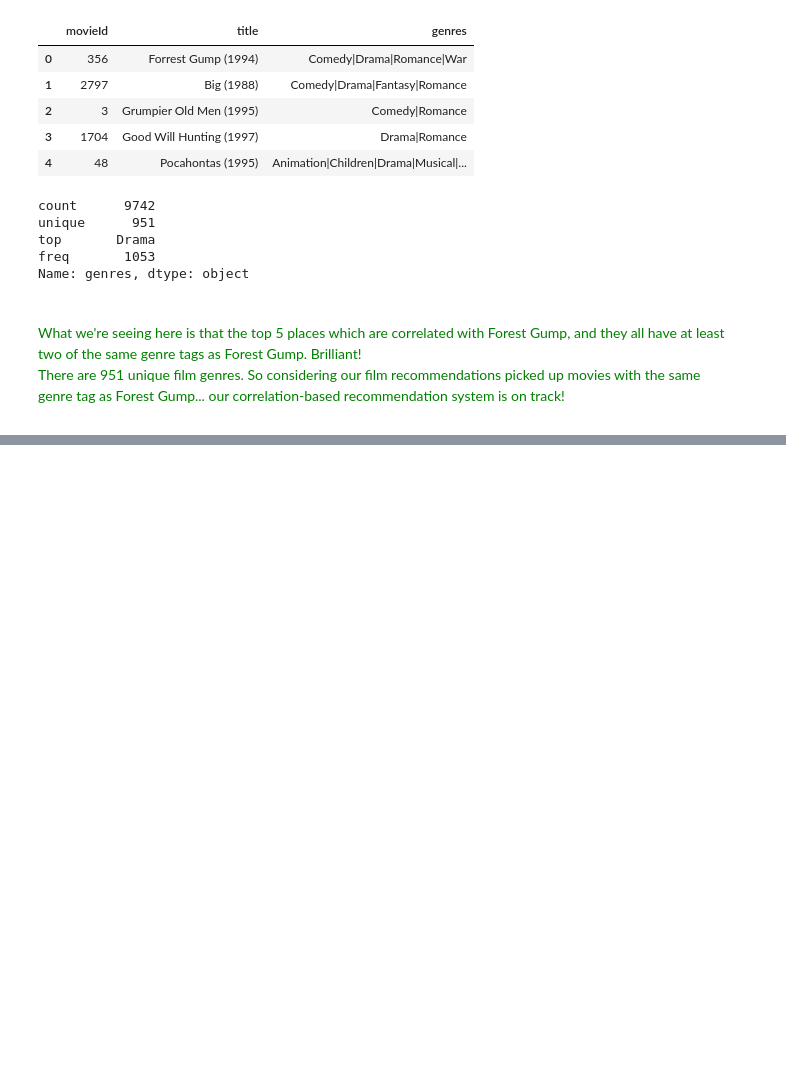
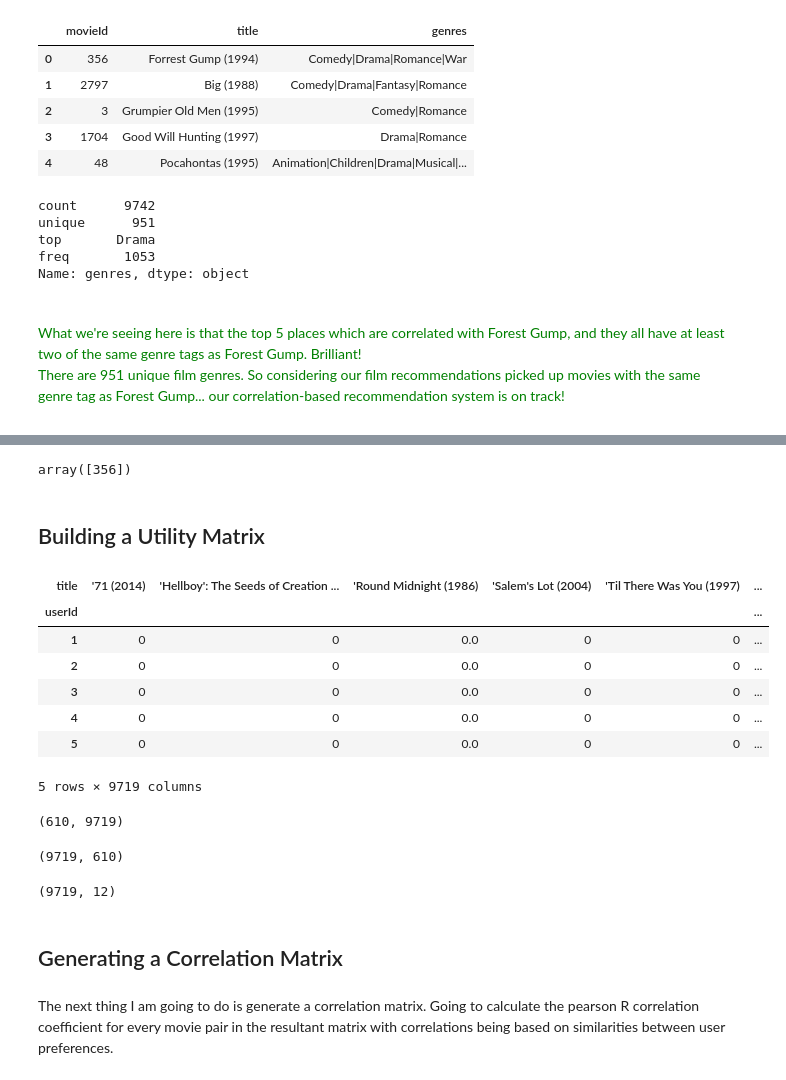
Before and after one commit to Joyeeta1/recommendation_system, a Jupyter notebook: notebooks/SVD_reccomendation_engine.ipynb, the cells around one changed output, grey strips where cells are left out. Cells and saved outputs as stored; diff of their text form; code cells hidden in the pictures; blank space fills up the shorter version.

```diff
--- a/notebooks/SVD_reccomendation_engine.ipynb
+++ b/notebooks/SVD_reccomendation_engine.ipynb
@@ -268,0 +278,4 @@ So considering our film recommendations picked up movies with the same genre tag
+# %%
+# Create DataFrame of relevant columns from existing raw data.
+films1 = pd.read_csv('../data/movies.csv')
+ratings1 = pd.read_csv('../data/ratings.csv')
@@ -268,0 +291,3 @@ So considering our film recommendations picked up movies with the same genre tag
+# %%
+# Join df's on movieId.
+combined_movies_data = pd.merge(films1, ratings1, on='movieId')
@@ -268,0 +303,2 @@ So considering our film recommendations picked up movies with the same genre tag
+# %%
+combined_film_data = combined_movies_data.drop(['genres', 'timestamp'], axis=1)
@@ -268,0 +325,8 @@ So considering our film recommendations picked up movies with the same genre tag
+# %%
+# Film '356' was rated 329 times. Lets see what the name of this movie is. Filter by boolean values.
+filter = combined_film_data['movieId']==356
+combined_film_data[filter]['movieId'].unique()
+# %% [output]
+array([356])
+# %% [markdown]
+## Building a Utility Matrix
@@ -268,0 +336,42 @@ So considering our film recommendations picked up movies with the same genre tag
+# %%
+ratings_crosstab = combined_film_data.pivot_table(values='rating', index='userId', columns='title', fill_value=0)
+# %%
+ratings_crosstab.head()
+# %% [output]
+| title | '71 (2014) | 'Hellboy': The Seeds of Creation ... | 'Round Midnight (1986) | 'Salem's Lot (2004) | 'Til There Was You (1997) | ... |
+| userId |  |  |  |  |  | ... |
+| 1 | 0 | 0 | 0.0 | 0 | 0 | ... |
+| 2 | 0 | 0 | 0.0 | 0 | 0 | ... |
+| 3 | 0 | 0 | 0.0 | 0 | 0 | ... |
+| 4 | 0 | 0 | 0.0 | 0 | 0 | ... |
+| 5 | 0 | 0 | 0.0 | 0 | 0 | ... |
+5 rows × 9719 columns
+# %%
+# I am going to take this utility matrix, transpose it, then use SVD to decompose it.
+# See shape to display vector metrics. 610 x 9719
+ratings_crosstab.shape
+# %% [output]
+(610, 9719)
+# %%
+# Use 'T' method to transpose 'ratings_crosstab', films=rows and customers=columns.
+X = ratings_crosstab.values.T
+
+# Check to see if matrix was successfully transposed.
+X.shape
+# %% [output]
+(9719, 610)
+# %%
+# Instantiate an SVD object. n_components is the number of latent factors.
+SVD = TruncatedSVD(n_components=12, random_state=17)
+
+# Fit the SVD model to matrix X and perform a return reduction which compresses the number of columns to 12.
+resultant_matirx = SVD.fit_transform(X)
+
+# Check shape.
+resultant_matirx.shape
+# %% [output]
+(9719, 12)
+# %% [markdown]
+## Generating a Correlation Matrix
+# %% [markdown]
+The next thing I am going to do is generate a correlation matrix. Going to calculate the pearson R correlation coefficient for every movie pair in the resultant matrix with correlations being based on similarities between user preferences.
```
Also changed, not shown: parts of 18 cells of this notebook.
